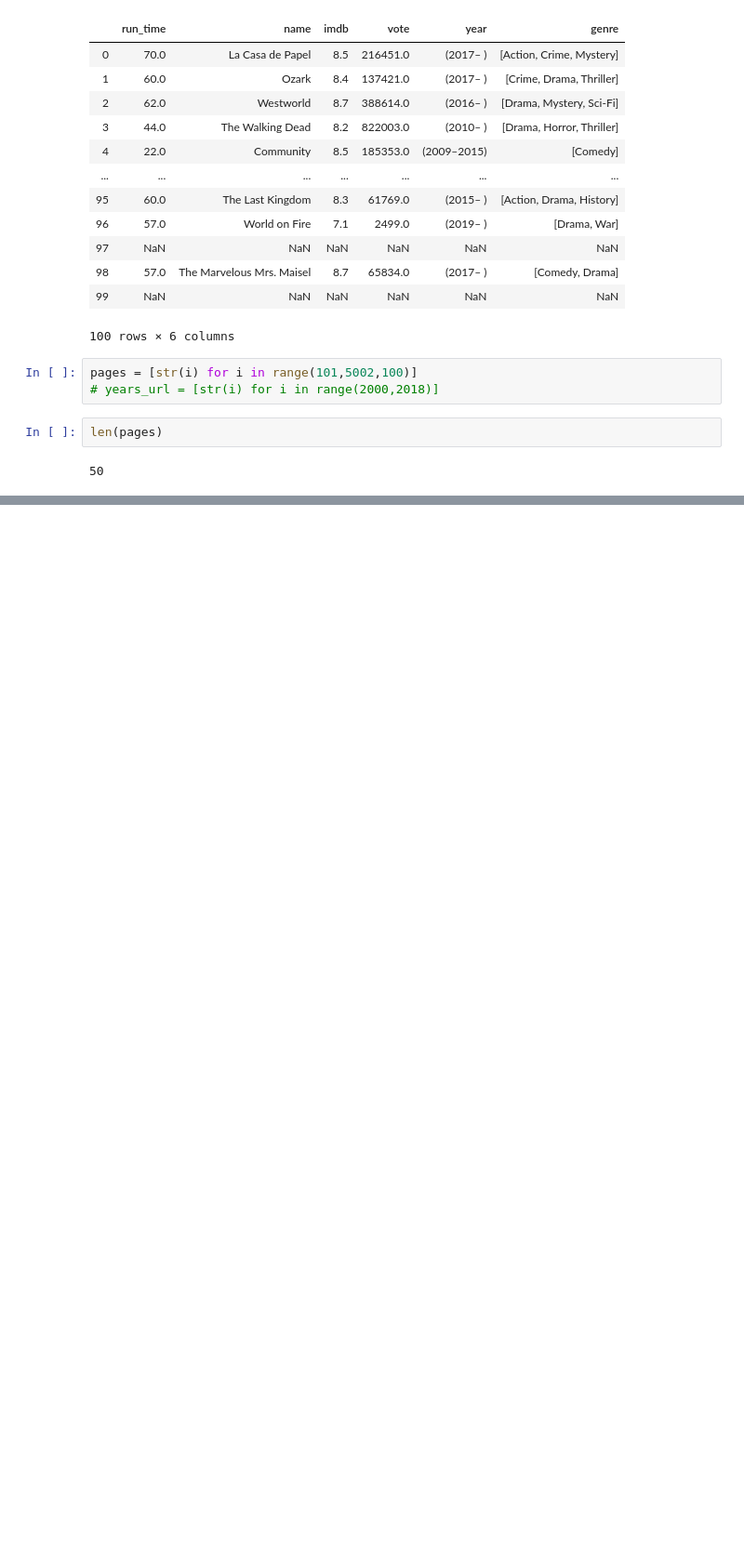
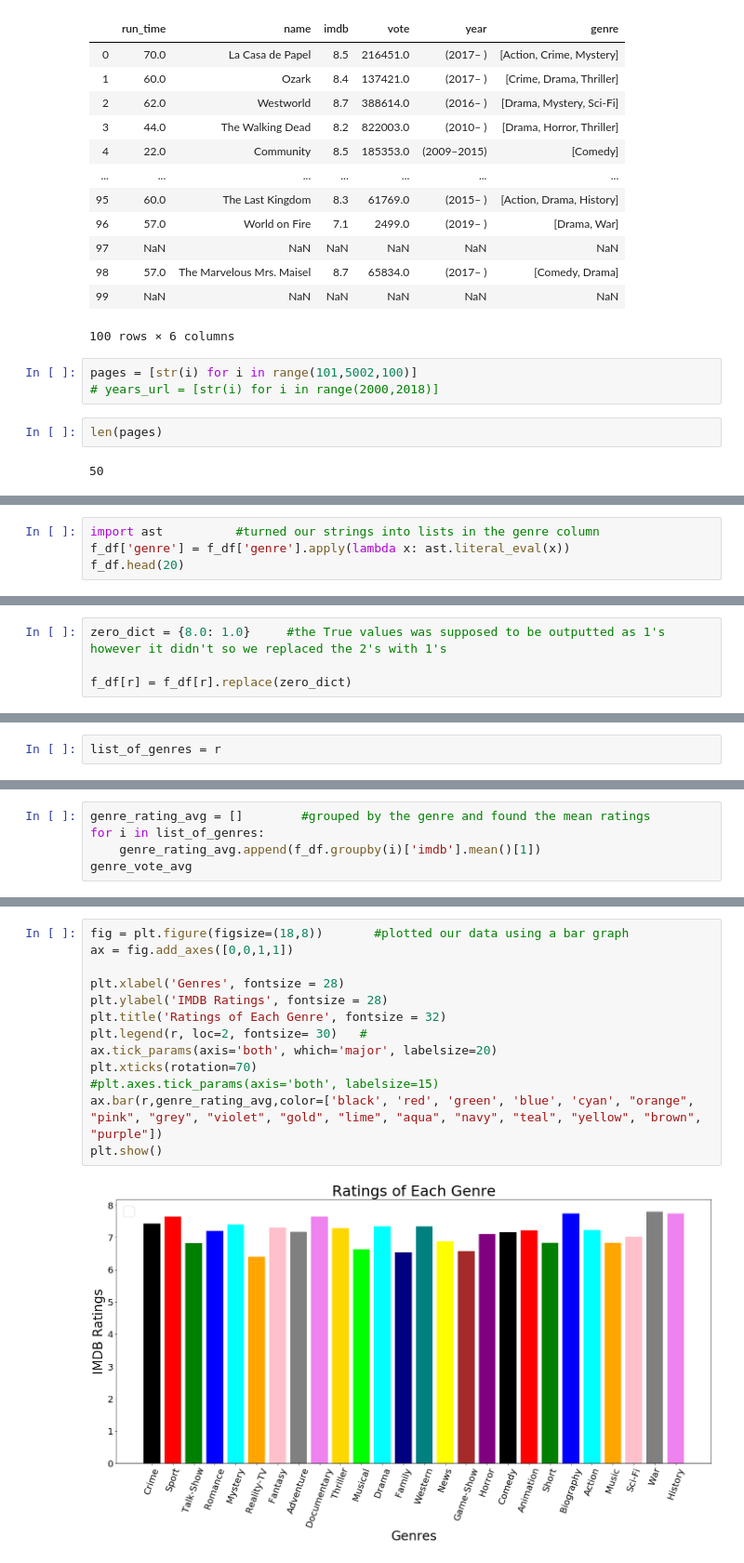
Before and after one commit to J-Joseph524/Movie_Industry_Analysis_Project, a Jupyter notebook: TV_Project.ipynb, the cells around one changed output, grey strips where cells are left out. Shown at 93% size. Cells and saved outputs as stored; diff of their text form; blank space fills up the shorter version.

Commit message:
Final Web Scraping & Graph

```diff
--- a/TV_Project.ipynb
+++ b/TV_Project.ipynb
@@ -684,0 +258,4 @@ html
+# %%
+import ast          #turned our strings into lists in the genre column
+f_df['genre'] = f_df['genre'].apply(lambda x: ast.literal_eval(x))
+f_df.head(20)
@@ -684,0 +335,4 @@ html
+# %%
+zero_dict = {8.0: 1.0}     #the True values was supposed to be outputted as 1's however it didn't so we replaced the 2's with 1's
+
+f_df[r] = f_df[r].replace(zero_dict)
@@ -684,0 +357,2 @@ html
+# %%
+list_of_genres = r
@@ -684,0 +362,5 @@ html
+# %%
+genre_rating_avg = []        #grouped by the genre and found the mean ratings
+for i in list_of_genres:
+    genre_rating_avg.append(f_df.groupby(i)['imdb'].mean()[1])
+genre_vote_avg
@@ -684,0 +385,15 @@ html
+# %%
+fig = plt.figure(figsize=(18,8))       #plotted our data using a bar graph
+ax = fig.add_axes([0,0,1,1])
+
+plt.xlabel('Genres', fontsize = 28)
+plt.ylabel('IMDB Ratings', fontsize = 28)
+plt.title('Ratings of Each Genre', fontsize = 32)
+plt.legend(r, loc=2, fontsize= 30)   #
+ax.tick_params(axis='both', which='major', labelsize=20)
+plt.xticks(rotation=70)
+#plt.axes.tick_params(axis='both', labelsize=15)
+ax.bar(r,genre_rating_avg,color=['black', 'red', 'green', 'blue', 'cyan', "orange", "pink", "grey", "violet", "gold", "lime", "aqua", "navy", "teal", "yellow", "brown", "purple"])
+plt.show()
+# %% [output]
+[figure, added]
```
Also changed, not shown: parts of 86 cells of this notebook.
